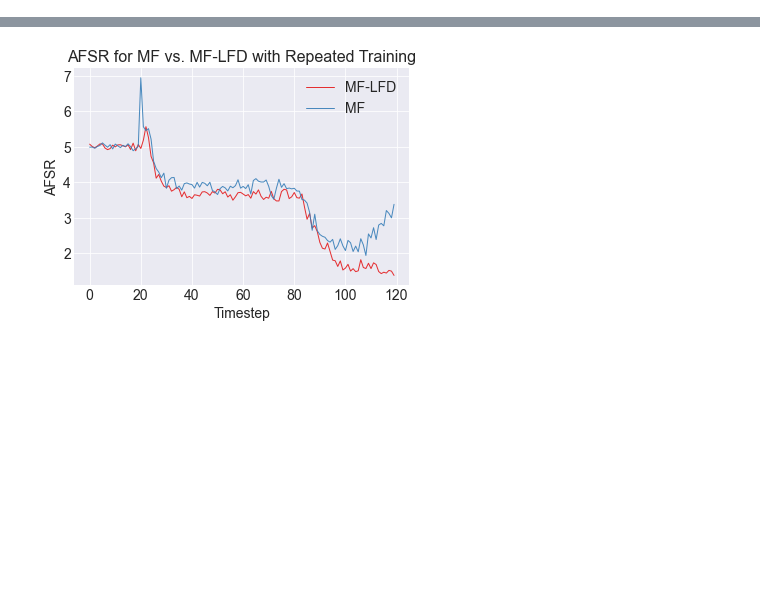
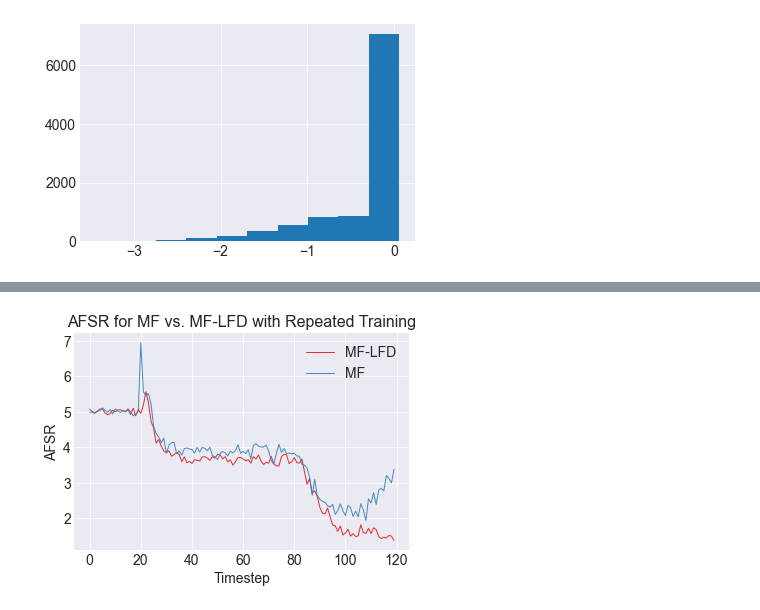
Before and after one commit to elucherini/t-recs, a Jupyter notebook: examples/MFLFDTesting.ipynb, the cells around one changed output, grey strips where cells are left out. Cells and saved outputs as stored; diff of their text form; code cells hidden in the pictures; blank space fills up the shorter version.

```diff
--- a/examples/MFLFDTesting.ipynb
+++ b/examples/MFLFDTesting.ipynb
@@ -133,0 +158,6 @@ plt.show()
+# %%
+lfd_mean = np.mean(mflfd.predicted_scores.value, axis=0)
+plt.hist(lfd_mean)
+plt.show()
+# %% [output]
+[figure, added]
```
Also changed, not shown: parts of 8 cells of this notebook.
